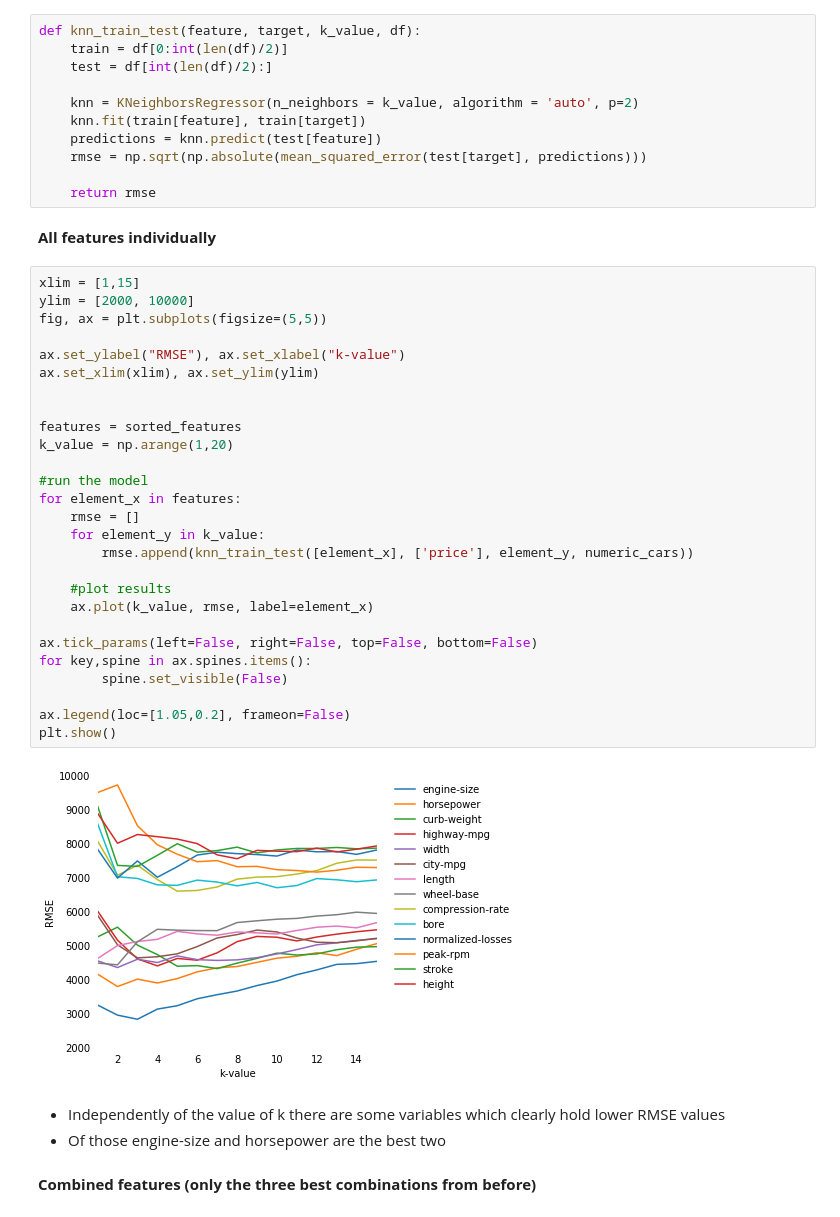
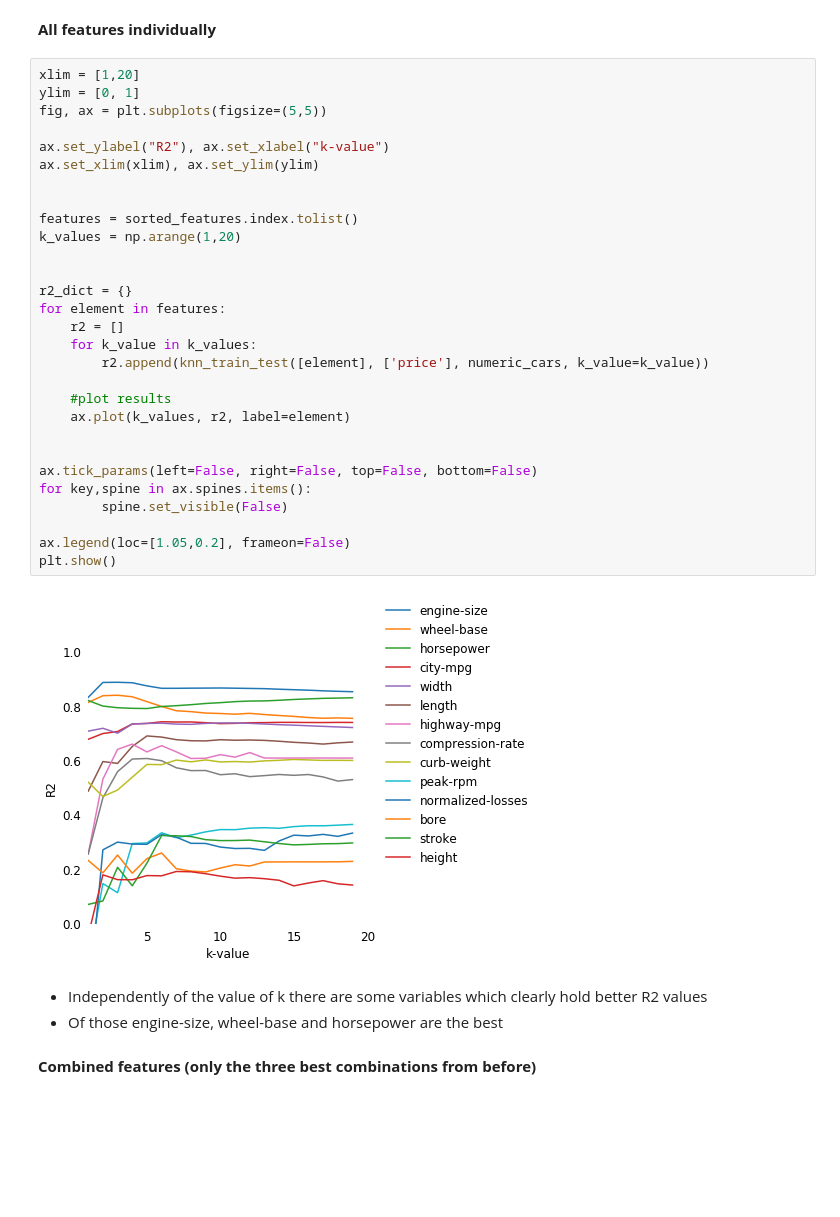
Before and after one commit to BrunoHenryCDMal/datascience.github.io, a Jupyter notebook: projects/Project_201_ML_KNN_LR_RandomForestRegressor__Predicting_Car_Prices.ipynb, the cells around one changed output. Drawn from its saved outputs; the diff is of its cells as text; blank space fills up the shorter version.

```diff
--- a/projects/Project_201_ML_KNN_LR_RandomForestRegressor__Predicting_Car_Prices.ipynb
+++ b/projects/Project_201_ML_KNN_LR_RandomForestRegressor__Predicting_Car_Prices.ipynb
@@ -239,48 +529,39 @@ KNN function that takes in some feature(s), a target, some k_value (n_neighbours
-# %%
-def knn_train_test(feature, target, k_value, df):
-    train = df[0:int(len(df)/2)]
-    test = df[int(len(df)/2):]
-
-    knn = KNeighborsRegressor(n_neighbors = k_value, algorithm = 'auto', p=2)
-    knn.fit(train[feature], train[target])
-    predictions = knn.predict(test[feature])
-    rmse = np.sqrt(np.absolute(mean_squared_error(test[target], predictions)))
-
-    return rmse
 # %% [markdown]
 **All features individually**
 # %%
-xlim = [1,15]
-ylim = [2000, 10000]
+xlim = [1,20]
+ylim = [0, 1]
 fig, ax = plt.subplots(figsize=(5,5))
 
-ax.set_ylabel("RMSE"), ax.set_xlabel("k-value")
+ax.set_ylabel("R2"), ax.set_xlabel("k-value")
 ax.set_xlim(xlim), ax.set_ylim(ylim)
 
 
-features = sorted_features
-k_value = np.arange(1,20)
+features = sorted_features.index.tolist()
+k_values = np.arange(1,20)
 
-#run the model
-for element_x in features:
-    rmse = []
-    for element_y in k_value:
-        rmse.append(knn_train_test([element_x], ['price'], element_y, numeric_cars))
+
+r2_dict = {}
+for element in features:
+    r2 = []
+    for k_value in k_values:
+        r2.append(knn_train_test([element], ['price'], numeric_cars, k_value=k_value))
 
     #plot results
-    ax.plot(k_value, rmse, label=element_x)
+    ax.plot(k_values, r2, label=element)
+
 
 ax.tick_params(left=False, right=False, top=False, bottom=False)
 for key,spine in ax.spines.items():
         spine.set_visible(False)
 
 ax.legend(loc=[1.05,0.2], frameon=False)
 plt.show()
 # %% [output]
-[figure, old version]
+[figure, new version]
 # %% [markdown]
-- Independently of the value of k there are some variables which clearly hold lower RMSE values
-- Of those engine-size and horsepower are the best two
+- Independently of the value of k there are some variables which clearly hold better R2 values
+- Of those engine-size, wheel-base and horsepower are the best
 # %% [markdown]
 **Combined features (only the three best combinations from before)**
 # %%
```
Also changed, not shown: parts of 49 cells of this notebook, 1 other file.
